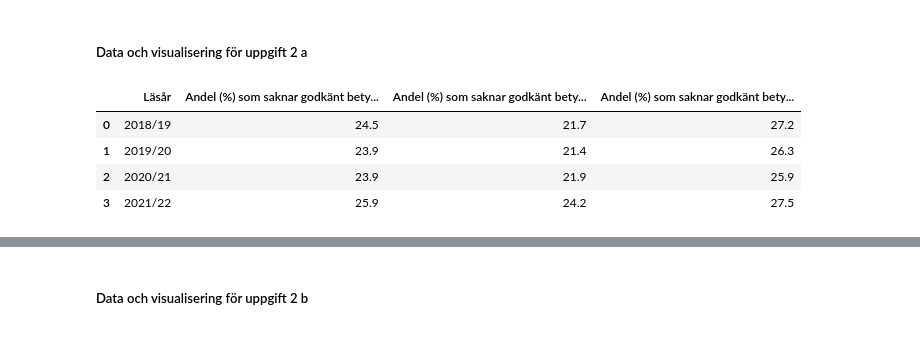
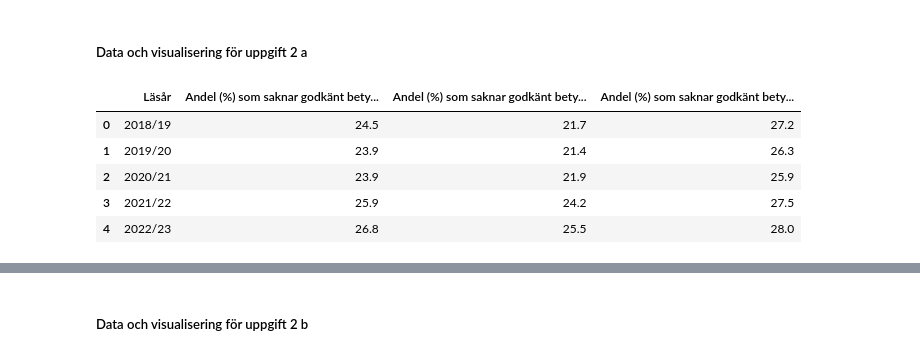
Before and after one commit to suseliwen/Labb2---skolstatistik, a Jupyter notebook: Labb2_uppgift2.ipynb, the cells around one changed output, grey strips where cells are left out. Saved outputs shown, nothing was run; the diff lists cells and outputs as text; code cells hidden in the pictures.

```diff
--- a/Labb2_uppgift2.ipynb
+++ b/Labb2_uppgift2.ipynb
@@ -57,10 +84,11 @@ new_df = df_saknar_betyg.iloc[:4, :]
-# %%
-new_df
-# %% [output]
-|  | Läsår | Andel (%) som saknar godkänt bety... | Andel (%) som saknar godkänt bety... | Andel (%) som saknar godkänt bety... |
-| 0 | 2018/19 | 24.5 | 21.7 | 27.2 |
-| 1 | 2019/20 | 23.9 | 21.4 | 26.3 |
-| 2 | 2020/21 | 23.9 | 21.9 | 25.9 |
-| 3 | 2021/22 | 25.9 | 24.2 | 27.5 |
+# %%
+df_betyg_saknas
+# %% [output]
+|  | Läsår | Andel (%) som saknar godkänt bety... | Andel (%) som saknar godkänt bety... | Andel (%) som saknar godkänt bety... |
+| 0 | 2018/19 | 24.5 | 21.7 | 27.2 |
+| 1 | 2019/20 | 23.9 | 21.4 | 26.3 |
+| 2 | 2020/21 | 23.9 | 21.9 | 25.9 |
+| 3 | 2021/22 | 25.9 | 24.2 | 27.5 |
+| 4 | 2022/23 | 26.8 | 25.5 | 28.0 |
 # %%
 #Skapar en plot
```
Also changed, not shown: parts of 11 cells of this notebook, 1 other file.
